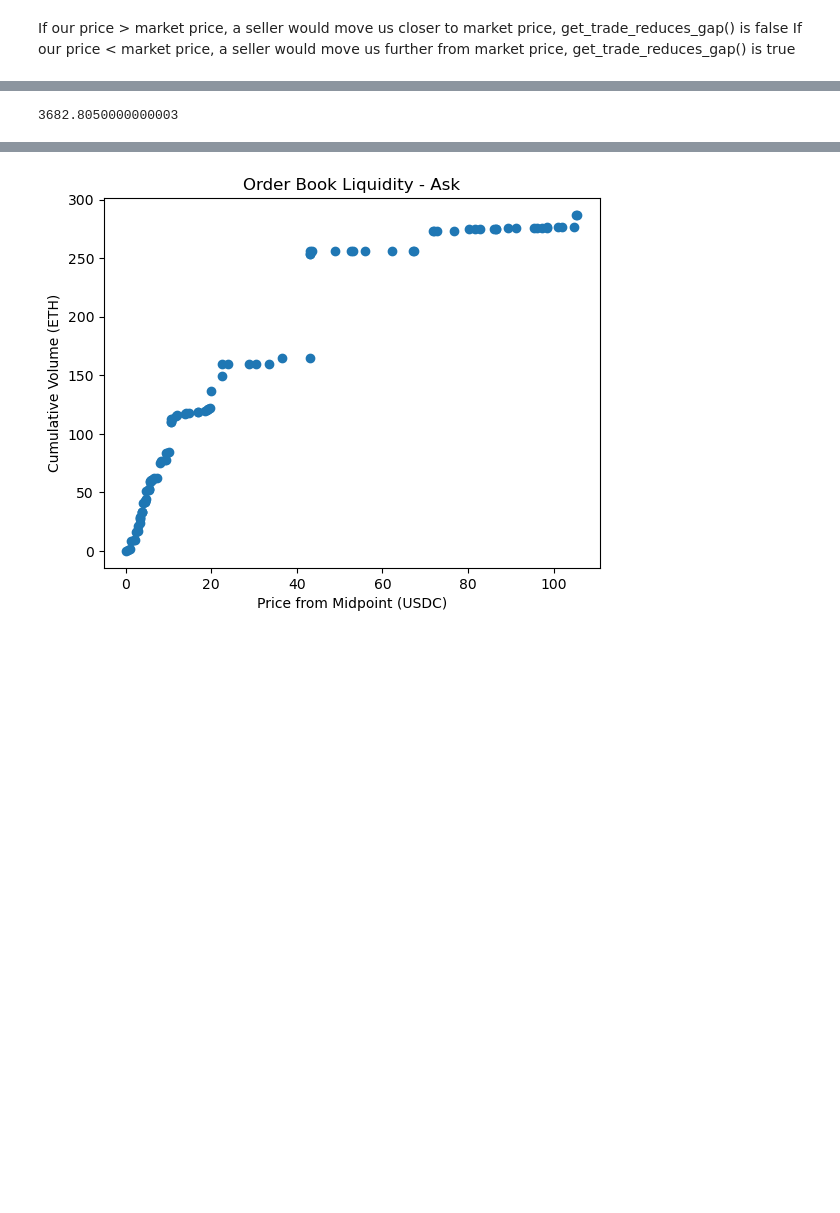
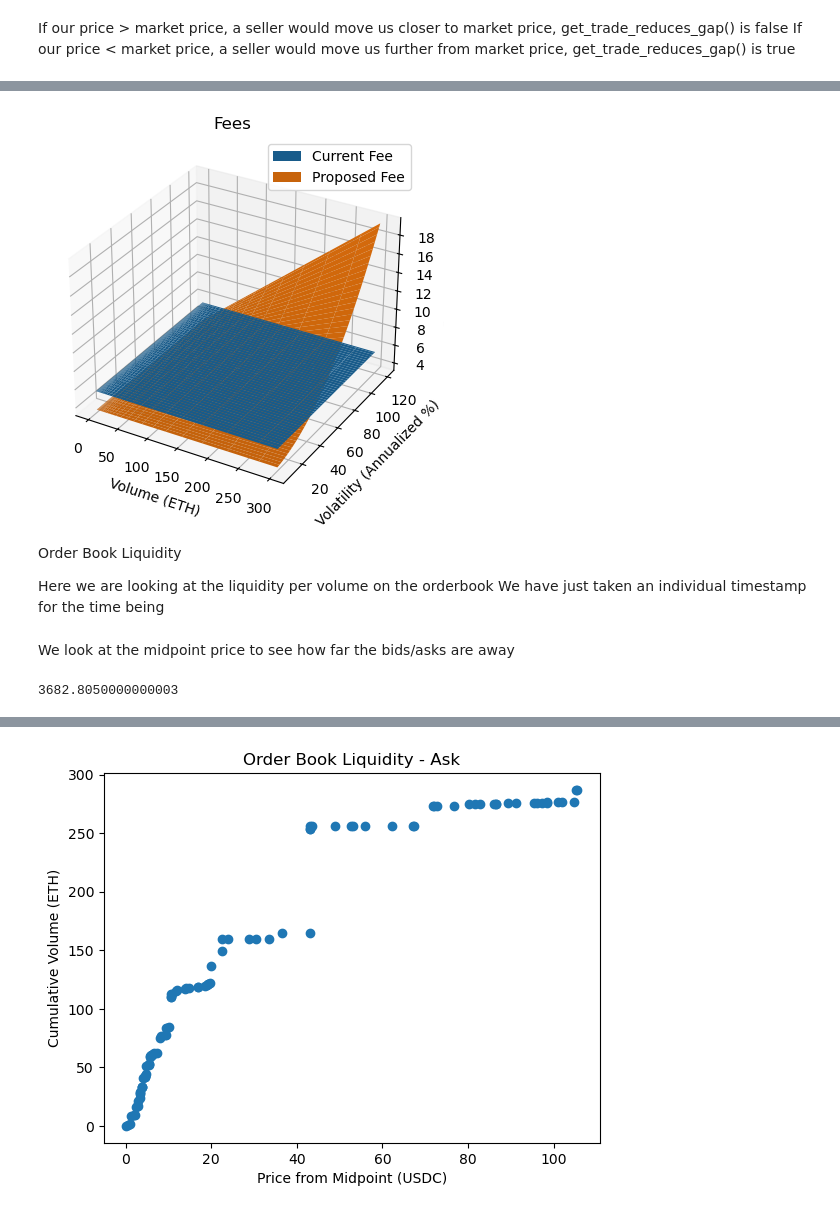
Before and after one commit to jpw993/ethlondon_dynamicfeehook, a Jupyter notebook: datascience/Fees.ipynb, the cells around one changed output, grey strips where cells are left out. Saved outputs shown, nothing was run; the diff lists cells and outputs as text; code cells hidden in the pictures; blank space fills up the shorter version.

```diff
--- a/datascience/Fees.ipynb
+++ b/datascience/Fees.ipynb
@@ -217,9 +193,42 @@ plt.show()
+# %%
+# x is volume
+x = np.geomspace(0.01, 300, 100)
+# y is volatility
+y = np.linspace(8, 120, 100)
+x, y = np.meshgrid(x, y)
+proposed_fee = get_fee(x,y)
+current_fee = get_current_fee(x)
+# z = get_percentage_fee(fee, x)
+
+# Create 3D plot
+fig = plt.figure()
+ax = fig.add_subplot(111, projection='3d')
+ax.plot_surface(x, y, current_fee, label="Current Fee")
+ax.plot_surface(x, y, proposed_fee, label="Proposed Fee")
+
+
+# Set labels and title
+ax.set_xlabel('Volume (ETH)')
+ax.set_ylabel('Volatility (Annualized %)')
+ax.set_zlabel('Fee (USDC)')
+ax.set_title('Fees')
+plt.legend()
+
+plt.show()
+# %% [output]
+[figure, added]
+# %% [markdown]
+Order Book Liquidity
+
+Here we are looking at the liquidity per volume on the orderbook
+We have just taken an individual timestamp for the time being
+# %% [markdown]
+We look at the midpoint price to see how far the bids/asks are away
 # %%
 price = (float(asks[0][0])-float(bids[0][0]))/2+float(bids[0][0])
+price
+# %% [output]
+3682.8050000000003
-# %%
-price
-# %% [output]
-3682.8050000000003
 # %%
 test_asks = np.array(asks).astype(np.float64)
 # %%
```
Also changed, not shown: parts of 26 cells of this notebook.
